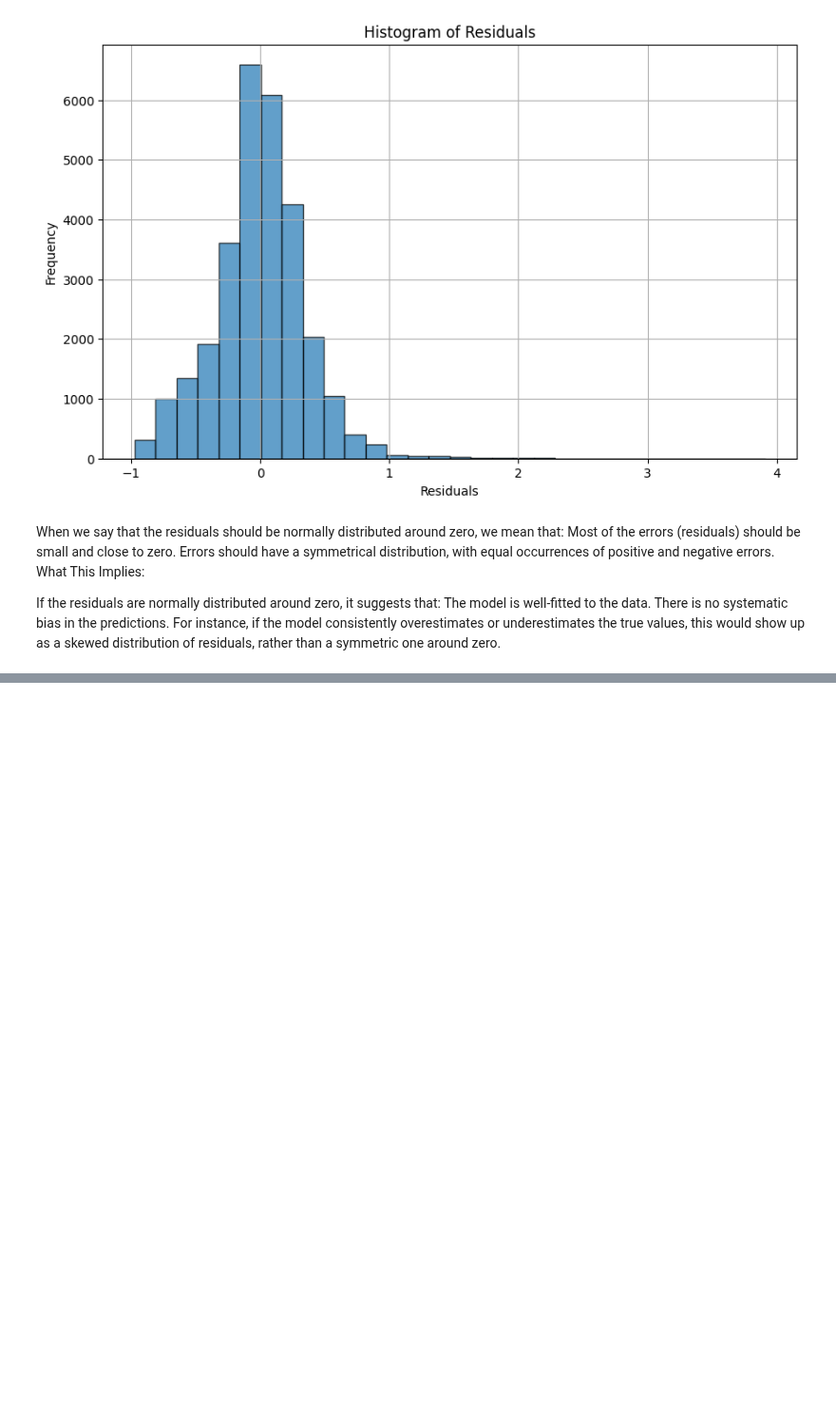
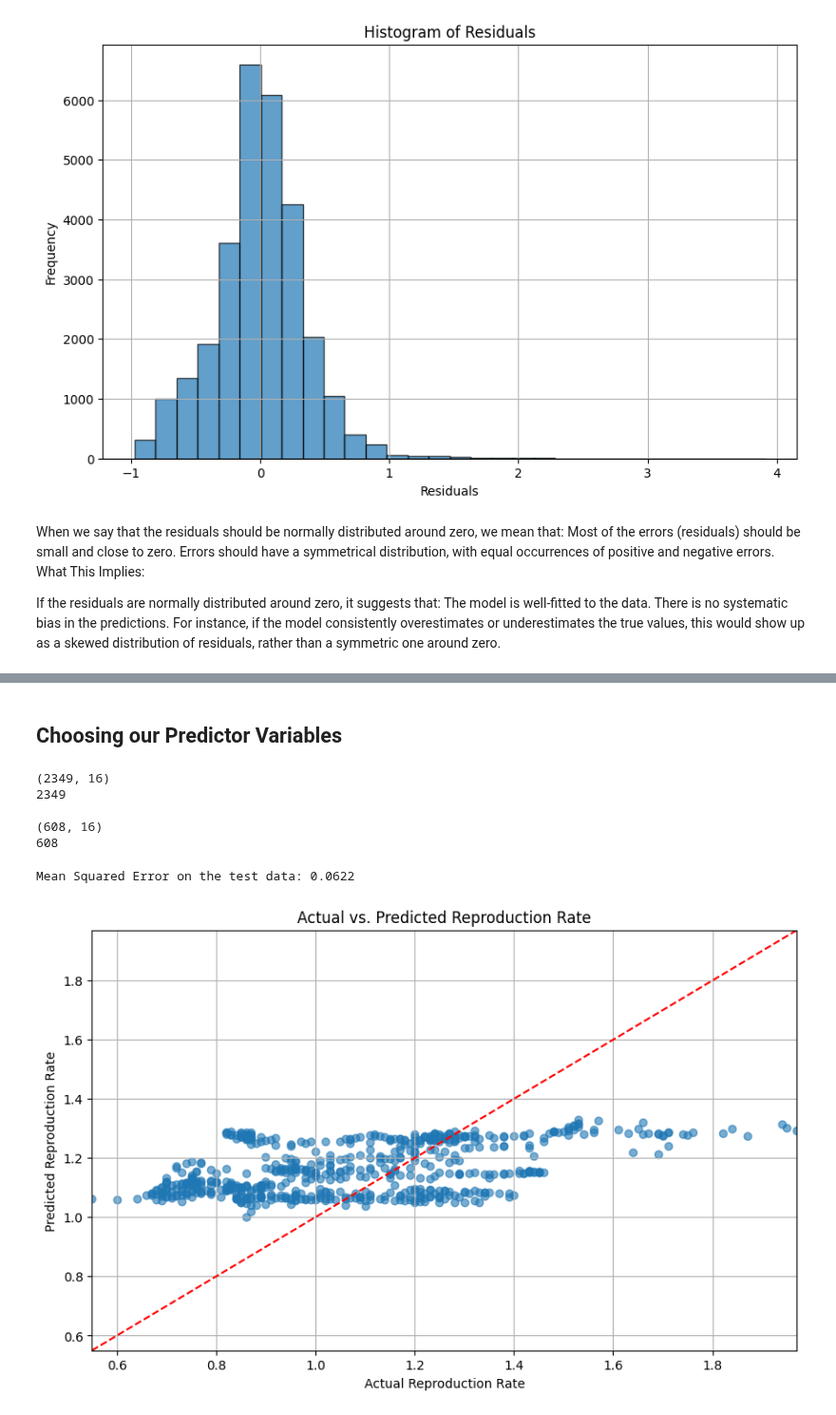
Before and after one commit to markmilner21/Assessment-1-Supervised-Prediction, a Jupyter notebook: Mark Milner/Ongoing Research.ipynb, the cells around one changed output, grey strips where cells are left out. Shown at 95% size. Saved outputs shown, nothing was run; the diff lists cells and outputs as text; code cells hidden in the pictures; blank space fills up the shorter version.

```diff
--- a/Mark Milner/Ongoing Research.ipynb
+++ b/Mark Milner/Ongoing Research.ipynb
@@ -1284,0 +1308,80 @@ There is no systematic bias in the predictions. For instance, if the model consi
+# %% [markdown]
+## Choosing our Predictor Variables
+# %%
+train_data_string_cols_rem = train_data.iloc[:, 4:]
+test_data_string_cols_rem = test_data.iloc[:, 4:]
+
+#print(train_data.columns)
+#print(train_data_string_cols_rem.columns)
+
+# just_indexes_and_date =
+covariates_included = ['Stringency Index','CH Index', 'Gov Resp Index', 'Econ Sup Index','days_since', 'new_cases_smoothed', 'new_deaths_smoothed', 'new_cases_smoothed_per_million', 'new_deaths_smoothed_per_million', 'icu_patients', 'hosp_patients','hosp_patients_per_million','weekly_icu_admissions','weekly_hosp_admissions','total_vaccinations','total_boosters' ]
+covariates_and_dependent = covariates_included + ['reproduction_rate']
+
+# TRAIN DATA
+
+# we also need to remove the test_units column
+train_data_tests_units_removed = train_data_string_cols_rem.drop(columns=['tests_units'])
+train_data_tests_units_removed = train_data_string_cols_rem[covariates_and_dependent].dropna()
+
+#test_data_tests_units_removed = test_data_string_cols_rem.drop(columns=['tests_units'])
+
+X_train = train_data_tests_units_removed[covariates_included]
+y_train = train_data_tests_units_removed['reproduction_rate']
+
+print()
+print(X_train.shape)
+print(len(y_train))
+
+# TEST DATA
+
+# we also need to remove the test_units column
+test_data_tests_units_removed = test_data_string_cols_rem.drop(columns=['tests_units'])
+test_data_tests_units_removed = test_data_string_cols_rem[covariates_and_dependent].dropna()
+
+#test_data_tests_units_removed = test_data_string_cols_rem.drop(columns=['tests_units'])
+
+X_test = test_data_tests_units_removed[covariates_included]
+y_test = test_data_tests_units_removed['reproduction_rate']
+
+print()
+print(X_test.shape)
+print(len(y_test))
+# %% [output]
+(2349, 16)
+2349
+
+(608, 16)
+608
+# %%
+linear_model = LinearRegression()
+
+# Fit the model on the training data
+linear_model.fit(X_train, y_train)
+
+# Make predictions on the test data
+y_pred = linear_model.predict(X_test)
+
+# Calculate Mean Squared Error (MSE) on the test data
+mse = mean_squared_error(y_test, y_pred)
+
+# Print the MSE result
+print(f'Mean Squared Error on the test data: {mse:.4f}')
+# %% [output]
+Mean Squared Error on the test data: 0.0622
+# %%
+import matplotlib.pyplot as plt
+
+# Create a scatter plot
+plt.figure(figsize=(10, 6))
+plt.scatter(y_test, y_pred, alpha=0.6)
+plt.plot([y_test.min(), y_test.max()], [y_test.min(), y_test.max()], 'r--')  # Line of perfect prediction
+plt.title('Actual vs. Predicted Reproduction Rate')
+plt.xlabel('Actual Reproduction Rate')
+plt.ylabel('Predicted Reproduction Rate')
+plt.xlim([y_test.min(), y_test.max()])
+plt.ylim([y_test.min(), y_test.max()])
+plt.grid()
+plt.show()
+# %% [output]
+[figure, added]
```
Also changed, not shown: parts of 14 cells of this notebook.
